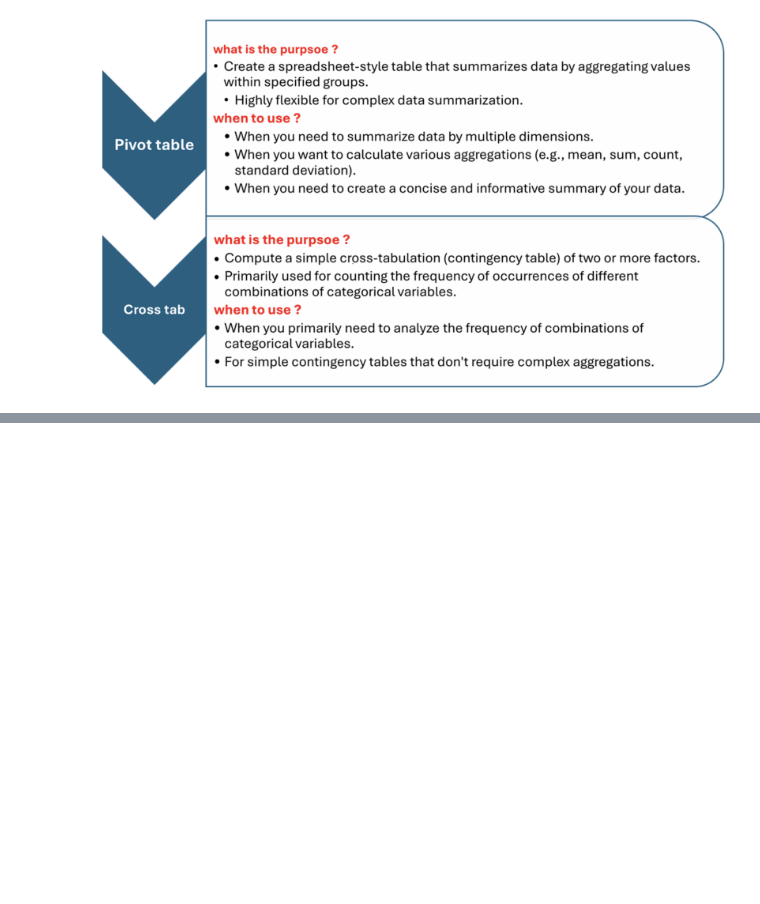
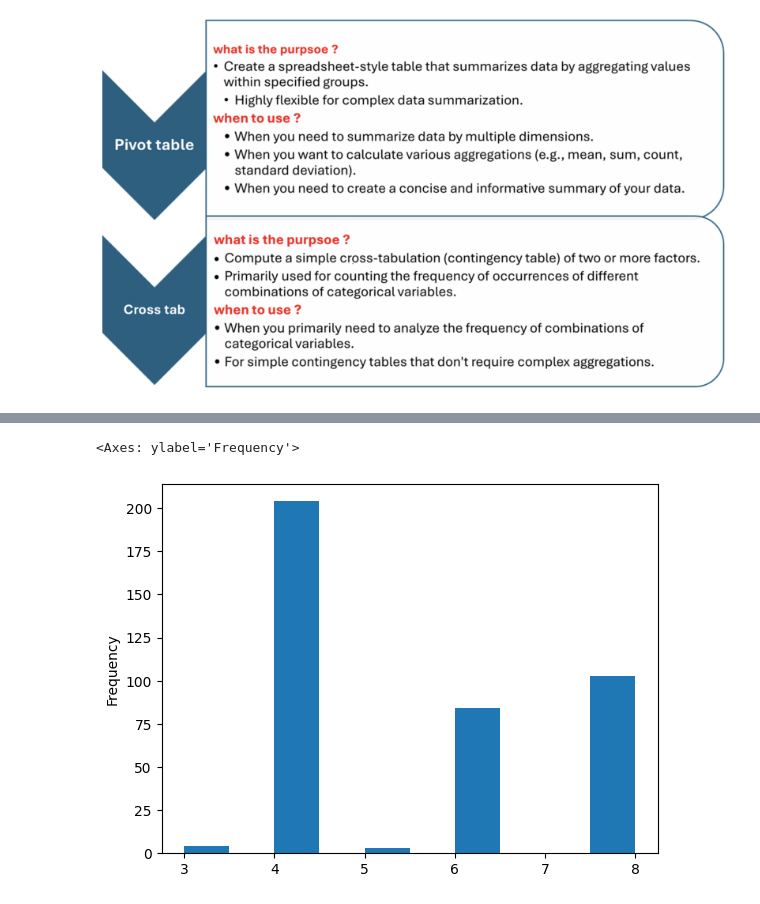
Before and after one commit to Dinesh9928/DataScience_Playground, a Jupyter notebook: Pandas.ipynb, the cells around one changed output, grey strips where cells are left out. Drawn from its saved outputs; the diff is of its cells as text; code cells hidden in the pictures; blank space fills up the shorter version.

```diff
--- a/Pandas.ipynb
+++ b/Pandas.ipynb
@@ -1933,0 +2150,7 @@ Long Format DataFrame:
+# %%
+# A histogram to visualize the frequency distribution of cylinders
+
+df['cylinders'].plot(kind = 'hist')
+# %% [output]
+<Axes: ylabel='Frequency'>
+[figure, added]
```
Also changed, not shown: parts of 17 cells of this notebook.
